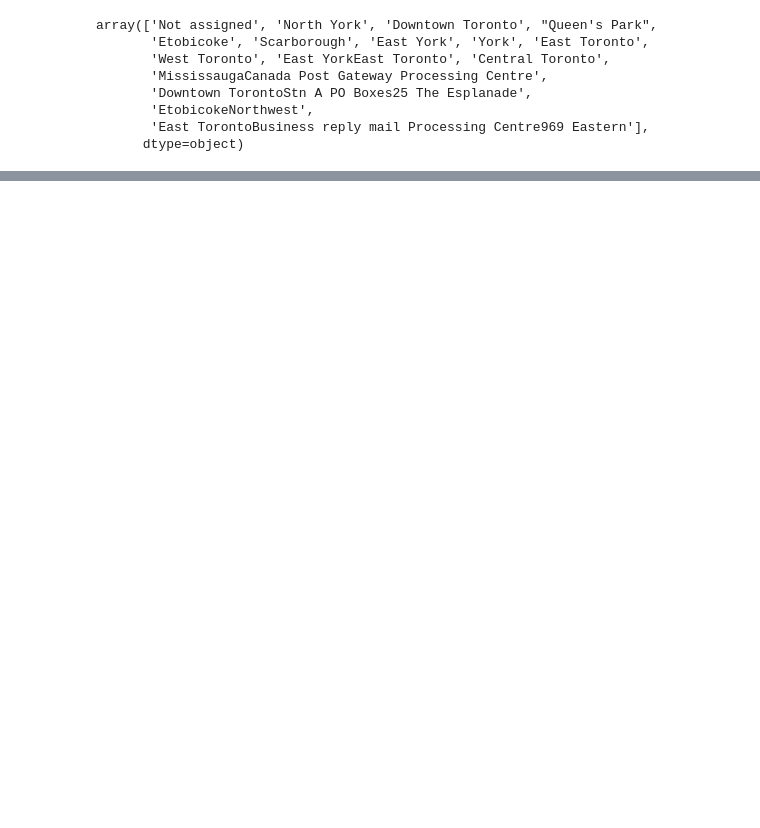
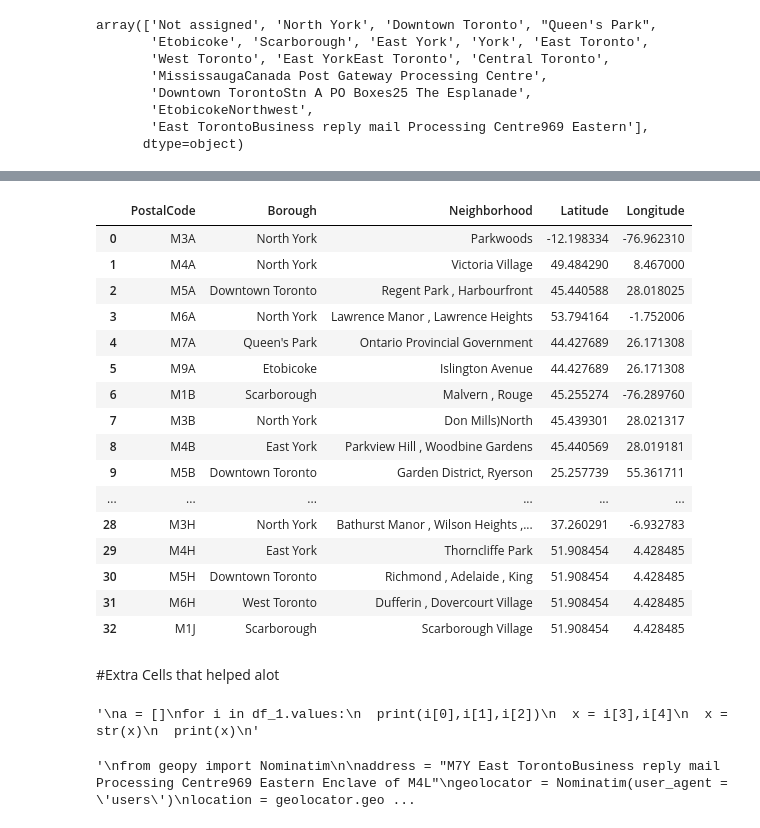
Before and after one commit to Missmisa333/Coursera_Capstone, a Jupyter notebook: Clustering_Toronto_Web_Scraping.ipynb, the cells around one changed output, grey strips where cells are left out. Cells and saved outputs as stored; diff of their text form; code cells hidden in the pictures; blank space fills up the shorter version.

```diff
--- a/Clustering_Toronto_Web_Scraping.ipynb
+++ b/Clustering_Toronto_Web_Scraping.ipynb
@@ -83,0 +130,5 @@ df['Borough'] = df['Borough'].replace({'Downtown TorontoStn A PO Boxes25 The Esp
+# %%
+
+df = df.reset_index()
+df.drop(columns = 'index', inplace = True)
+df
@@ -87,0 +198,70 @@ The Data Frame has 3 Columns and 180 Rows
+# %%
+from geopy import Nominatim
+
+df_latlng = pd.DataFrame(columns = ["Latitude", "Longitude"])
+data_latlng = []
+
+for row in df.values:
+  address = row[0]
+  geolocator = Nominatim(user_agent = 'apps')
+  location = geolocator.geocode(address)
+  if location == None:
+    address = "{}, {}".format(row[1], row[2])
+    location = geolocator.geocode(address)
+  else:
+    lat = location.latitude
+    lng = location.longitude
+    d= {'Latitude': lat, 'Longitude': lng}
+
+
+
+  data_latlng.append(d)
+  df_latlng = pd.DataFrame.from_dict(data_latlng)
+# %%
+df_1 = df.join(df_latlng)
+df_1.head(33)
+# %% [output]
+|  | PostalCode | Borough | Neighborhood | Latitude | Longitude |
+| 0 | M3A | North York | Parkwoods | -12.198334 | -76.962310 |
+| 1 | M4A | North York | Victoria Village | 49.484290 | 8.467000 |
+| 2 | M5A | Downtown Toronto | Regent Park , Harbourfront | 45.440588 | 28.018025 |
+| 3 | M6A | North York | Lawrence Manor , Lawrence Heights | 53.794164 | -1.752006 |
+| 4 | M7A | Queen's Park | Ontario Provincial Government | 44.427689 | 26.171308 |
+| 5 | M9A | Etobicoke | Islington Avenue | 44.427689 | 26.171308 |
+| 6 | M1B | Scarborough | Malvern , Rouge | 45.255274 | -76.289760 |
+| 7 | M3B | North York | Don Mills)North | 45.439301 | 28.021317 |
+| 8 | M4B | East York | Parkview Hill , Woodbine Gardens | 45.440569 | 28.019181 |
+| 9 | M5B | Downtown Toronto | Garden District, Ryerson | 25.257739 | 55.361711 |
+| ... | ... | ... | ... | ... | ... |
+| 28 | M3H | North York | Bathurst Manor , Wilson Heights ,... | 37.260291 | -6.932783 |
+| 29 | M4H | East York | Thorncliffe Park | 51.908454 | 4.428485 |
+| 30 | M5H | Downtown Toronto | Richmond , Adelaide , King | 51.908454 | 4.428485 |
+| 31 | M6H | West Toronto | Dufferin , Dovercourt Village | 51.908454 | 4.428485 |
+| 32 | M1J | Scarborough | Scarborough Village | 51.908454 | 4.428485 |
+# %% [markdown]
+#Extra Cells that helped alot
+# %%
+"""
+a = []
+for i in df_1.values:
+  print(i[0],i[1],i[2])
+  x = i[3],i[4]
+  x = str(x)
+  print(x)
+"""
+# %% [output]
+'\na = []\nfor i in df_1.values:\n  print(i[0],i[1],i[2])\n  x = i[3],i[4]\n  x = str(x)\n  print(x)\n'
+# %%
+"""
+from geopy import Nominatim
+
+address = "M7Y East TorontoBusiness reply mail Processing Centre969 Eastern Enclave of M4L"
+geolocator = Nominatim(user_agent = 'users')
+location = geolocator.geocode(address)
+lat = location.latitude
+lng = location.longitude
+
+print("{}; Latitude: {}, Longitude {}".format(address, lat, lng))
+"""
+# %% [output]
+'\nfrom geopy import Nominatim\n\naddress = "M7Y East TorontoBusiness reply mail Processing Centre969 Eastern Enclave of M4L"\ngeolocator = Nominatim(user_agent = \'users\')\nlocation = geolocator.geo ...
```
Also changed, not shown: parts of 12 cells of this notebook.
